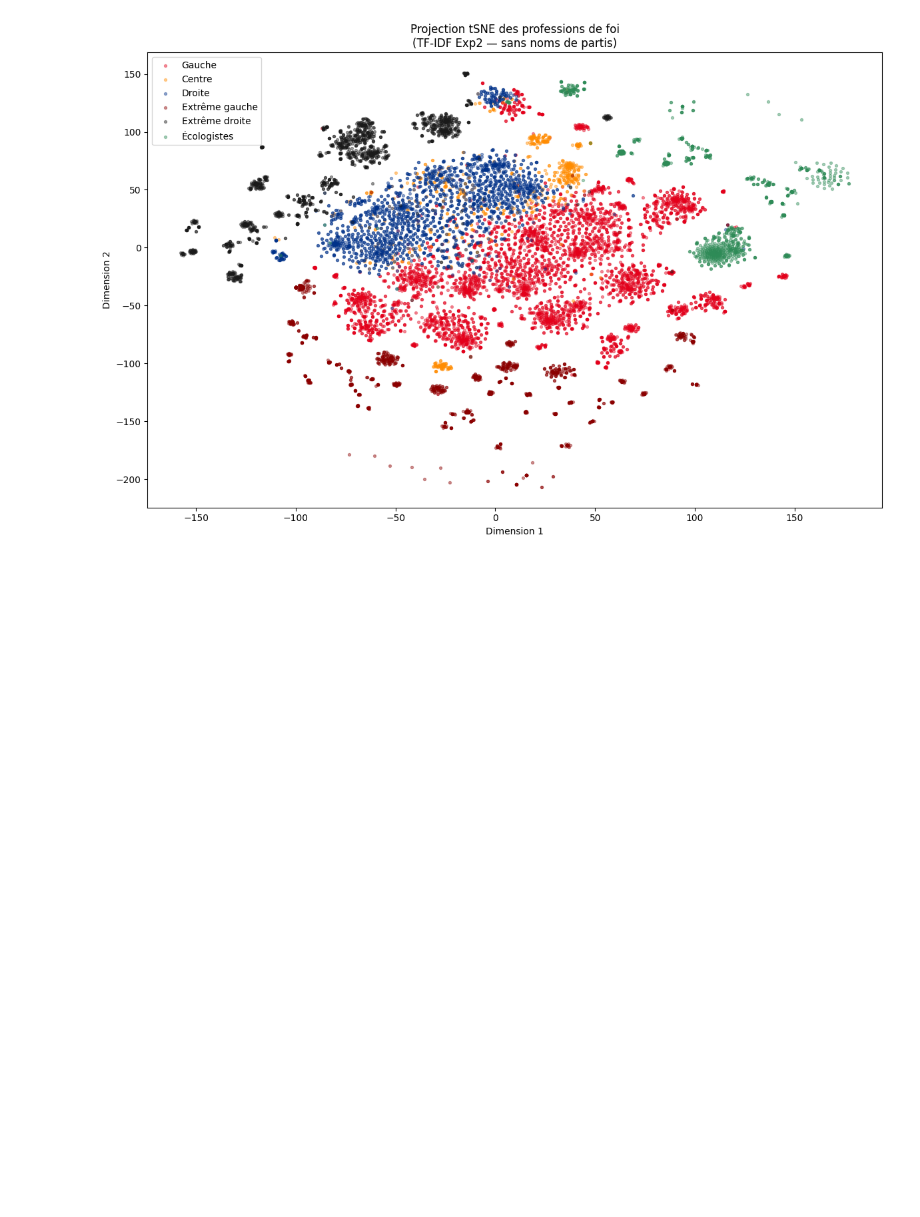
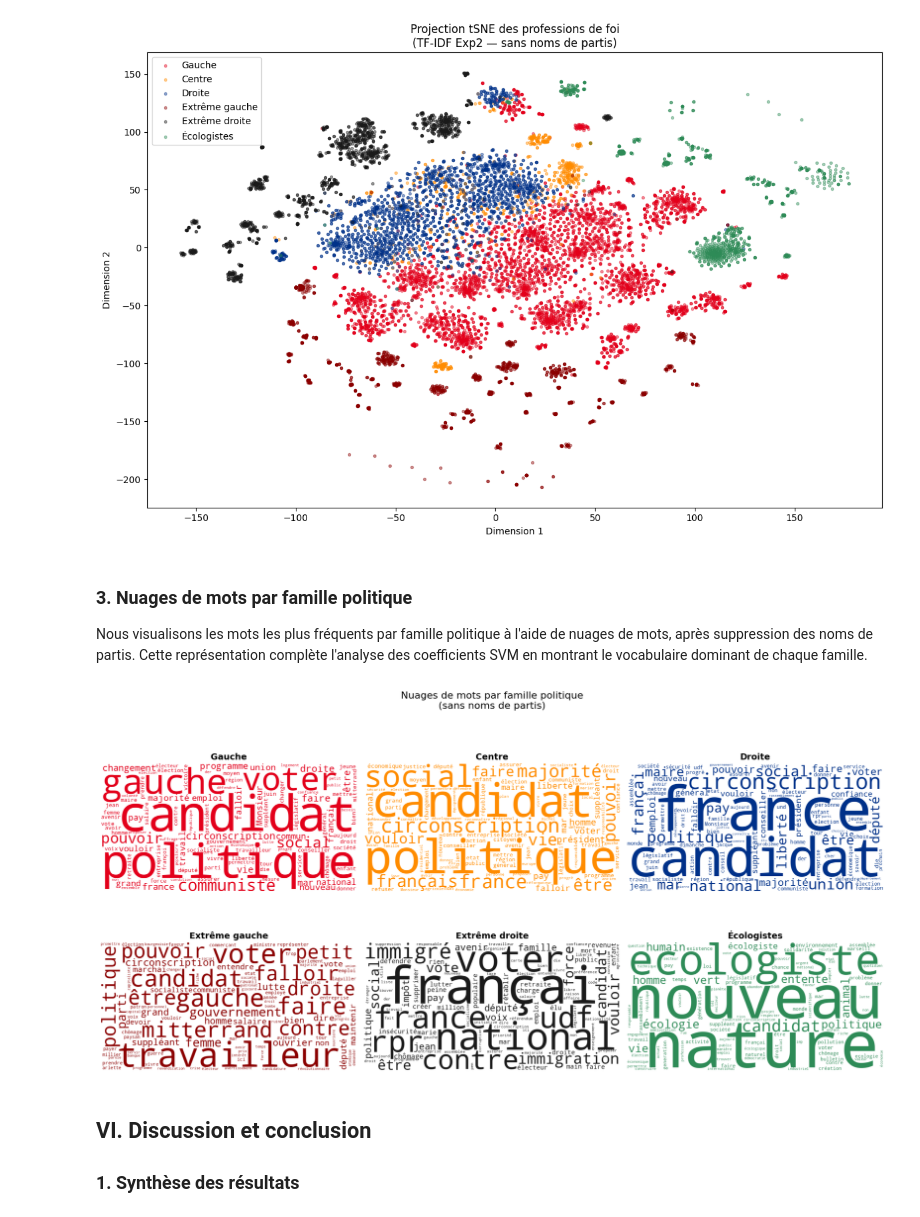
Before and after one commit to GabinSmt/archelec-political-detection, a Jupyter notebook: notebooks/archelec_political_detection.ipynb, the cells around one changed output. Drawn from its saved outputs; the diff is of its cells as text; code cells hidden in the pictures; blank space fills up the shorter version.

Commit message:
Add wordcloud and discriminant words analysis

```diff
--- a/notebooks/archelec_political_detection.ipynb
+++ b/notebooks/archelec_political_detection.ipynb
@@ -827,3 +827,40 @@ plt.show()
 tSNE en cours... (peut prendre quelques minutes)
 Terminé !
 [figure]
+# %% [markdown]
+### 3. Nuages de mots par famille politique
+
+Nous visualisons les mots les plus fréquents par famille politique à l'aide de nuages de mots, après suppression des noms de partis. Cette représentation complète l'analyse des coefficients SVM en montrant le vocabulaire dominant de chaque famille.
+# %%
+from wordcloud import WordCloud
+
+fig, axes = plt.subplots(2, 3, figsize=(18, 10))
+axes = axes.flatten()
+
+for i, famille in enumerate(df_final['famille_politique'].unique()):
+    # Concaténer tous les textes de la famille
+    texte_famille = ' '.join(
+        df_final[df_final['famille_politique'] == famille]['text_no_party_processed']
+    )
+
+    wc = WordCloud(
+        width=800, height=400,
+        background_color='white',
+        color_func=lambda *args, **kwargs: colors[famille],
+        max_words=100,
+        collocations=False
+    ).generate(texte_famille)
+
+    axes[i].imshow(wc, interpolation='bilinear')
+    axes[i].set_title(famille, fontsize=14, fontweight='bold')
+    axes[i].axis('off')
+
+plt.suptitle('Nuages de mots par famille politique\n(sans noms de partis)', fontsize=16)
+plt.tight_layout()
+plt.show()
+# %% [output]
+[figure, added]
+# %% [markdown]
+## VI. Discussion et conclusion
+
+### 1. Synthèse des résultats
```
Also changed, not shown: parts of 1 cell of this notebook.
